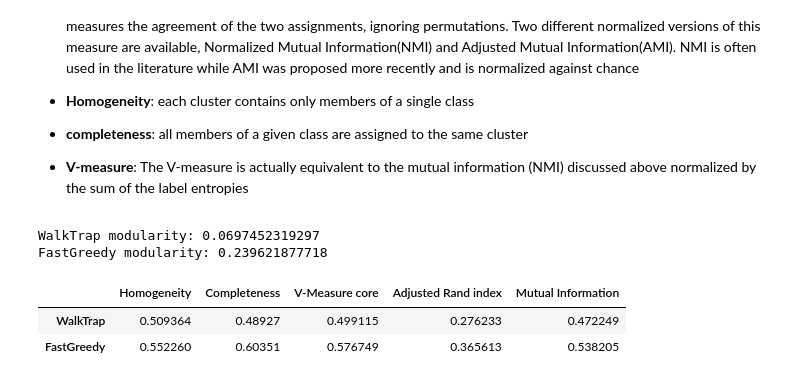
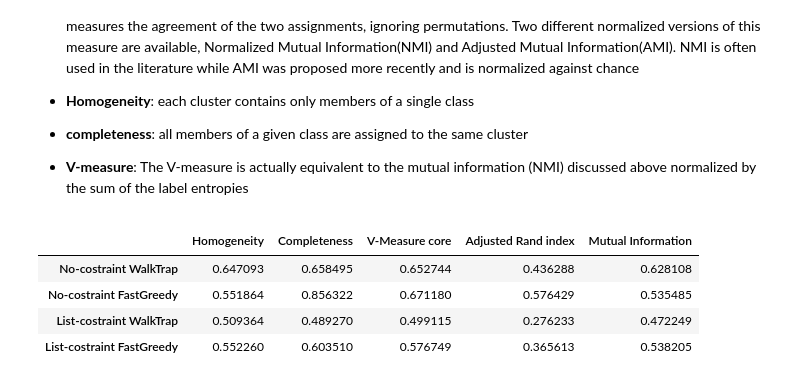
Before and after one commit to chrisPiemonte/url2vec, a Jupyter notebook: notebooks/graph.ipynb, the cells around one changed output. Saved outputs shown, nothing was run; the diff lists cells and outputs as text; code cells hidden in the pictures.

```diff
--- a/notebooks/graph.ipynb
+++ b/notebooks/graph.ipynb
@@ -305,33 +258,51 @@ set([0, 1, 2, 3, 4, 5, 6, 7, 8, 9, 10, 11, 12, 13, 14, 15, -1])
 - **V-measure**: The V-measure is actually equivalent to the mutual information (NMI) discussed above normalized by the sum of the label entropies
 # %%
 true_label_lc = listcostraint_graph.vs["true_label"]
+true_label_nc = nocostraint_graph.vs["true_label"]
+
+pred_walktrap_label_nc = nocostraint_graph.vs["pred_walktrap_label"]
+pred_fastgreedy_label_nc = nocostraint_graph.vs["pred_fastgreedy_label"]
+
 pred_walktrap_label_lc = listcostraint_graph.vs["pred_walktrap_label"]
 pred_fastgreedy_label_lc = listcostraint_graph.vs["pred_fastgreedy_label"]
 
-listcostraint_metrics_df = pd.DataFrame([
+metrics_df = pd.DataFrame([
+        [
+            metrics.homogeneity_score(true_label_nc, pred_walktrap_label_nc),
+            metrics.completeness_score(true_label_nc, pred_walktrap_label_nc),
+            metrics.v_measure_score(true_label_nc, pred_walktrap_label_nc),
+            metrics.adjusted_rand_score(true_label_nc, pred_walktrap_label_nc),
+            metrics.adjusted_mutual_info_score(true_label_nc, pred_walktrap_label_nc)
+        ],
+        [
+            metrics.homogeneity_score(true_label_nc, pred_fastgreedy_label_nc),
+            metrics.completeness_score(true_label_nc, pred_fastgreedy_label_nc),
+            metrics.v_measure_score(true_label_nc, pred_fastgreedy_label_nc),
+            metrics.adjusted_rand_score(true_label_nc, pred_fastgreedy_label_nc),
+            metrics.adjusted_mutual_info_score(true_label_nc, pred_fastgreedy_label_nc)
+        ],
         [
             metrics.homogeneity_score(true_label_lc, pred_walktrap_label_lc),
             metrics.completeness_score(true_label_lc, pred_walktrap_label_lc),
             metrics.v_measure_score(true_label_lc, pred_walktrap_label_lc),
             metrics.adjusted_rand_score(true_label_lc, pred_walktrap_label_lc),
             metrics.adjusted_mutual_info_score(true_label_lc, pred_walktrap_label_lc)
         ],
         [
             metrics.homogeneity_score(true_label_lc, pred_fastgreedy_label_lc),
             metrics.completeness_score(true_label_lc, pred_fastgreedy_label_lc),
             metrics.v_measure_score(true_label_lc, pred_fastgreedy_label_lc),
             metrics.adjusted_rand_score(true_label_lc, pred_fastgreedy_label_lc),
             metrics.adjusted_mutual_info_score(true_label_lc, pred_fastgreedy_label_lc)
-        ]],
-        index=["WalkTrap", "FastGreedy"],
-        columns=["Homogeneity", "Completeness", "V-Measure core", "Adjusted Rand index", "Mutual Information"])
+        ],
+    ],
+    index=["No-costraint WalkTrap", "No-costraint FastGreedy", "List-costraint WalkTrap", "List-costraint FastGreedy"],
+    columns=["Homogeneity", "Completeness", "V-Measure core", "Adjusted Rand index", "Mutual Information"])
 
-print("WalkTrap modularity:", walktrap_lc_clustering.modularity)
-print("FastGreedy modularity:", fastgreedy_lc_clustering.modularity)
-listcostraint_metrics_df
+metrics_df
 # %% [output]
-WalkTrap modularity: 0.0697452319297
-FastGreedy modularity: 0.239621877718
 |  | Homogeneity | Completeness | V-Measure core | Adjusted Rand index | Mutual Information |
-| WalkTrap | 0.509364 | 0.48927 | 0.499115 | 0.276233 | 0.472249 |
-| FastGreedy | 0.552260 | 0.60351 | 0.576749 | 0.365613 | 0.538205 |
+| No-costraint WalkTrap | 0.647093 | 0.658495 | 0.652744 | 0.436288 | 0.628108 |
+| No-costraint FastGreedy | 0.551864 | 0.856322 | 0.671180 | 0.576429 | 0.535485 |
+| List-costraint WalkTrap | 0.509364 | 0.489270 | 0.499115 | 0.276233 | 0.472249 |
+| List-costraint FastGreedy | 0.552260 | 0.603510 | 0.576749 | 0.365613 | 0.538205 |
```
Also changed, not shown: parts of 16 cells of this notebook, 2 other files.
